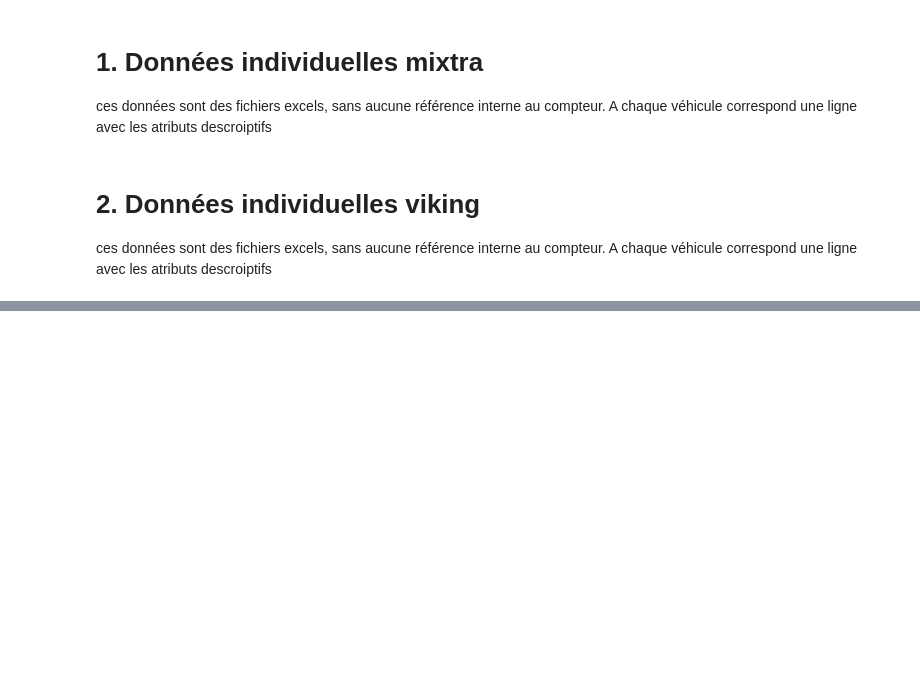
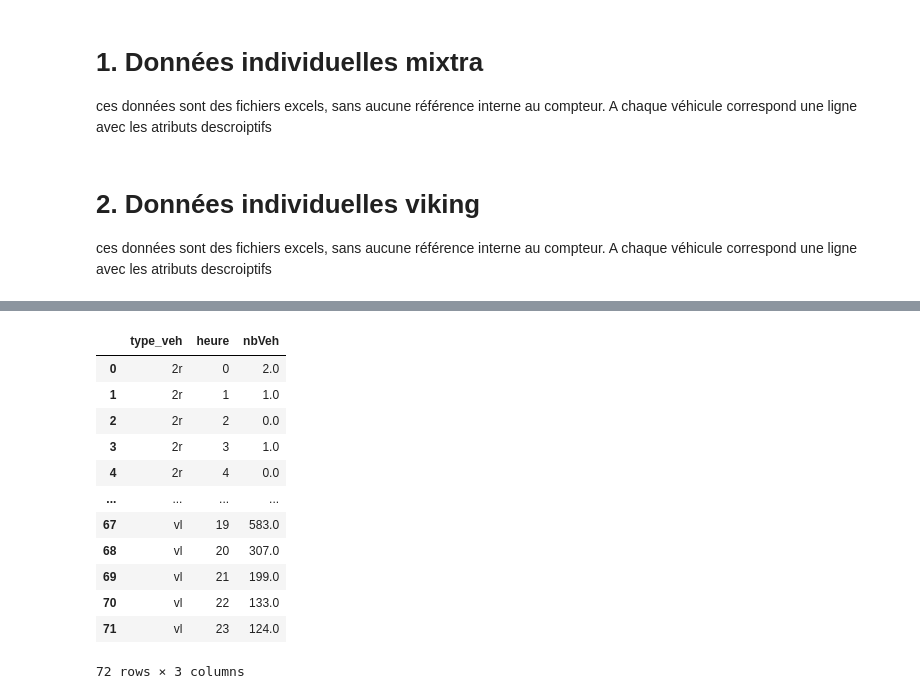
Before and after one commit to nantodevison/otv, a Jupyter notebook: otv/Transfert_Donnees/Fichiers_sources.ipynb, the cells around one changed output, grey strips where cells are left out. Cells and saved outputs as stored; diff of their text form; code cells hidden in the pictures; blank space fills up the shorter version.

```diff
--- a/otv/Transfert_Donnees/Fichiers_sources.ipynb
+++ b/otv/Transfert_Donnees/Fichiers_sources.ipynb
@@ -86,0 +166,16 @@ r'Q:\DAIT\TI\CA_Angouleme\2020\C20SA00-09-10-11_Comptage_linearisation_Angouleme
+# %%
+dicoHoraire['samedi']['2sens']['donnees'].groupby(['type_veh','heure']).nbVeh.sum().reset_index()
+# %% [output]
+|  | type_veh | heure | nbVeh |
+| 0 | 2r | 0 | 2.0 |
+| 1 | 2r | 1 | 1.0 |
+| 2 | 2r | 2 | 0.0 |
+| 3 | 2r | 3 | 1.0 |
+| 4 | 2r | 4 | 0.0 |
+| ... | ... | ... | ... |
+| 67 | vl | 19 | 583.0 |
+| 68 | vl | 20 | 307.0 |
+| 69 | vl | 21 | 199.0 |
+| 70 | vl | 22 | 133.0 |
+| 71 | vl | 23 | 124.0 |
+72 rows × 3 columns
```
Also changed, not shown: parts of 17 cells of this notebook, 2 other files.
